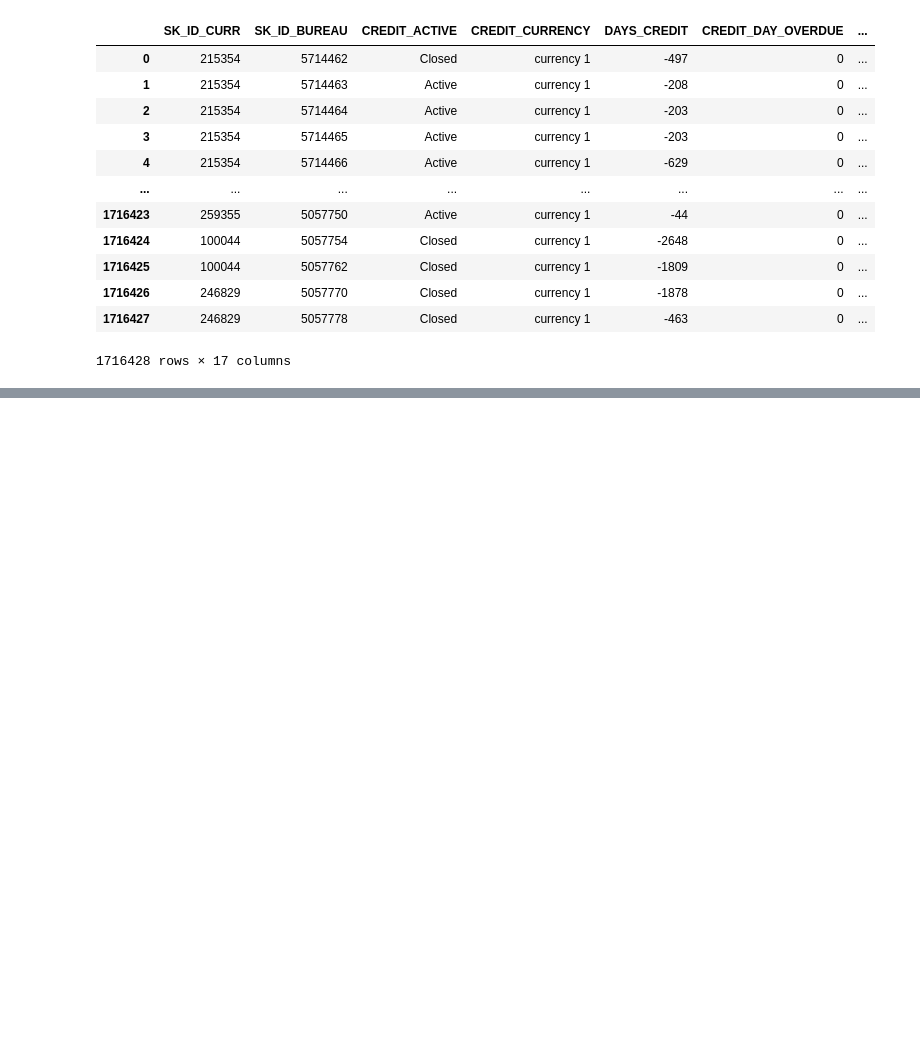
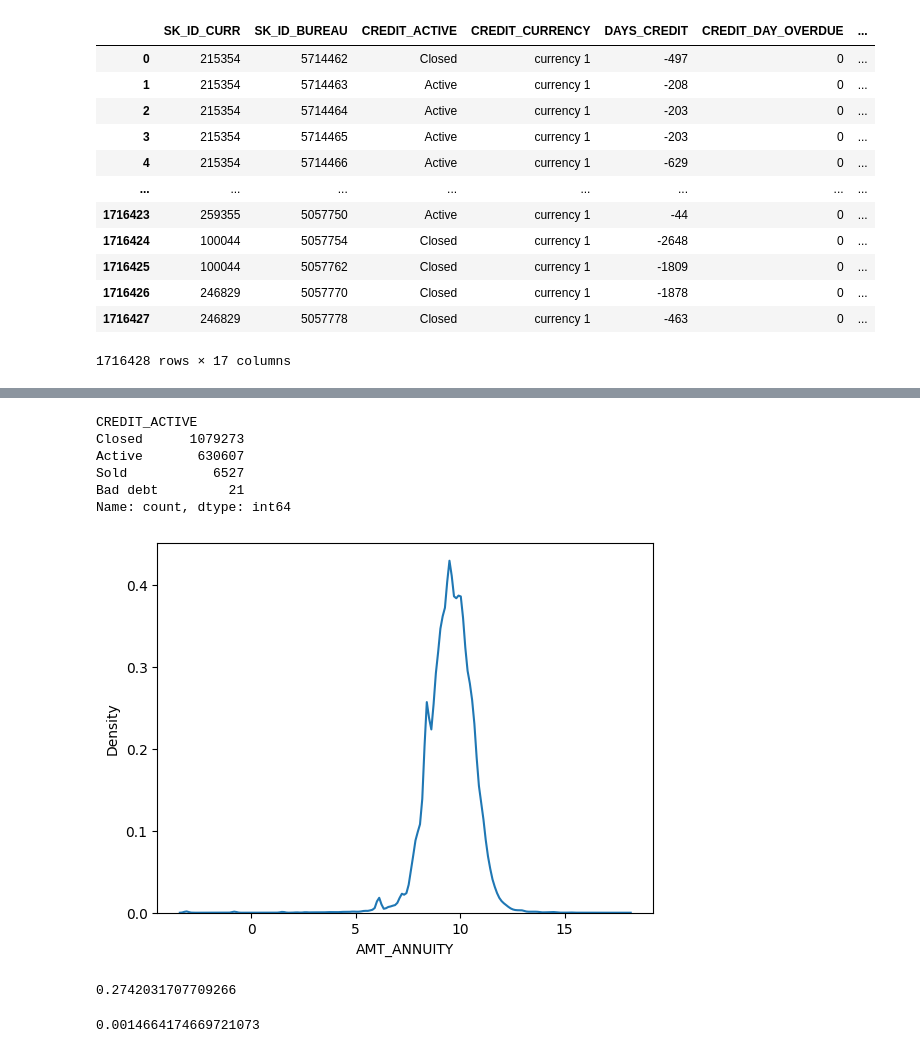
Before and after one commit to jeannoj99/Challenge_Nexialog_PD, a Jupyter notebook: notebooks/other_data_check.ipynb, the cells around one changed output, grey strips where cells are left out. Saved outputs shown, nothing was run; the diff lists cells and outputs as text; code cells hidden in the pictures; blank space fills up the shorter version.

```diff
--- a/notebooks/other_data_check.ipynb
+++ b/notebooks/other_data_check.ipynb
@@ -50,0 +103,22 @@ data["SK_ID_CURR"].nunique()
+# %%
+data["CREDIT_ACTIVE"].value_counts()
+# %% [output]
+CREDIT_ACTIVE
+Closed      1079273
+Active       630607
+Sold           6527
+Bad debt         21
+Name: count, dtype: int64
+# %%
+sns.kdeplot(data[data["CREDIT_ACTIVE"]=="Active"]["AMT_ANNUITY"].apply(np.log))
+plt.show()
+# %% [output]
+[figure, added]
+# %%
+(data["AMT_CREDIT_MAX_OVERDUE"] == 0 ).mean()
+# %% [output]
+0.2742031707709266
+# %%
+(data["CREDIT_DAY_OVERDUE"] >= 30).mean()
+# %% [output]
+0.0014664174669721073
```
Also changed, not shown: parts of 57 cells of this notebook, 3 other files.
